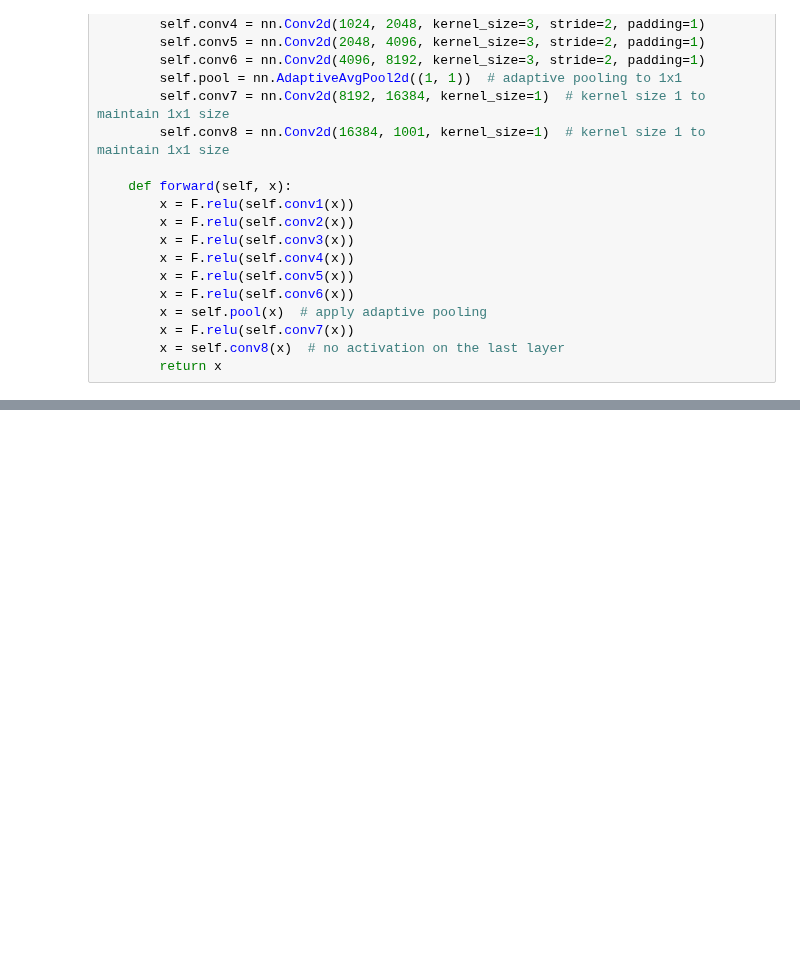
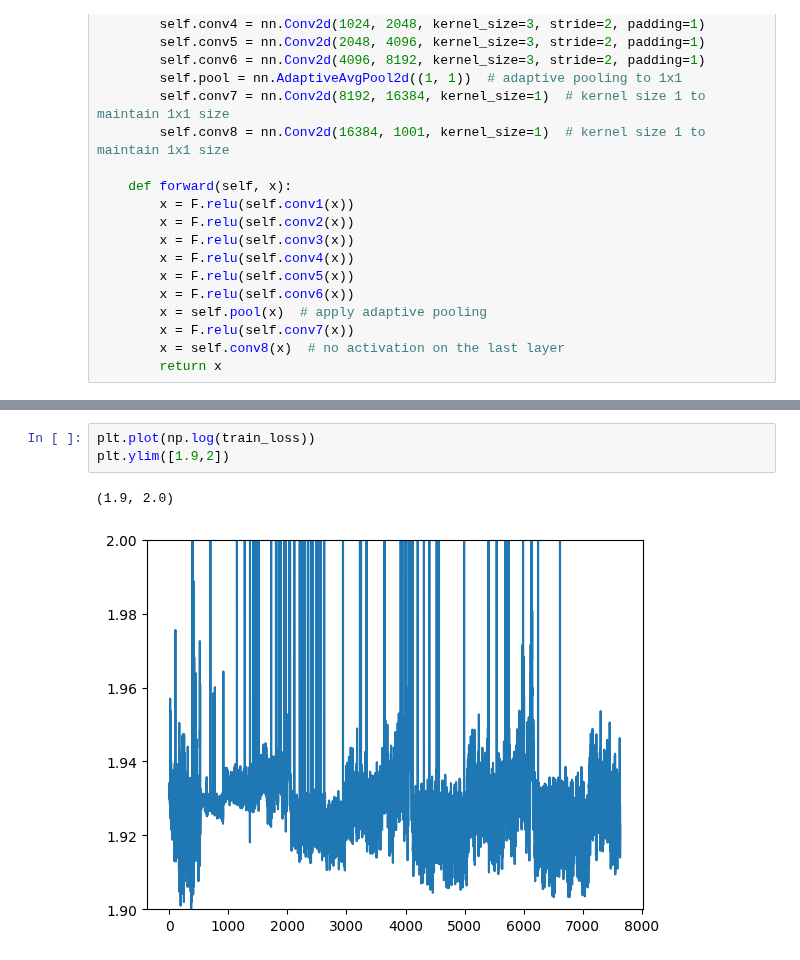
Before and after one commit to danjacobellis/moco, a Jupyter notebook: imagenet.ipynb, the cells around one changed output, grey strips where cells are left out. Saved outputs shown, nothing was run; the diff lists cells and outputs as text; blank space fills up the shorter version.

```diff
--- a/imagenet.ipynb
+++ b/imagenet.ipynb
@@ -103,0 +146,6 @@ for i in range(5):
+# %%
+plt.plot(np.log(train_loss))
+plt.ylim([1.9,2])
+# %% [output]
+(1.9, 2.0)
+[figure, added]
```
Also changed, not shown: parts of 5 cells of this notebook.
